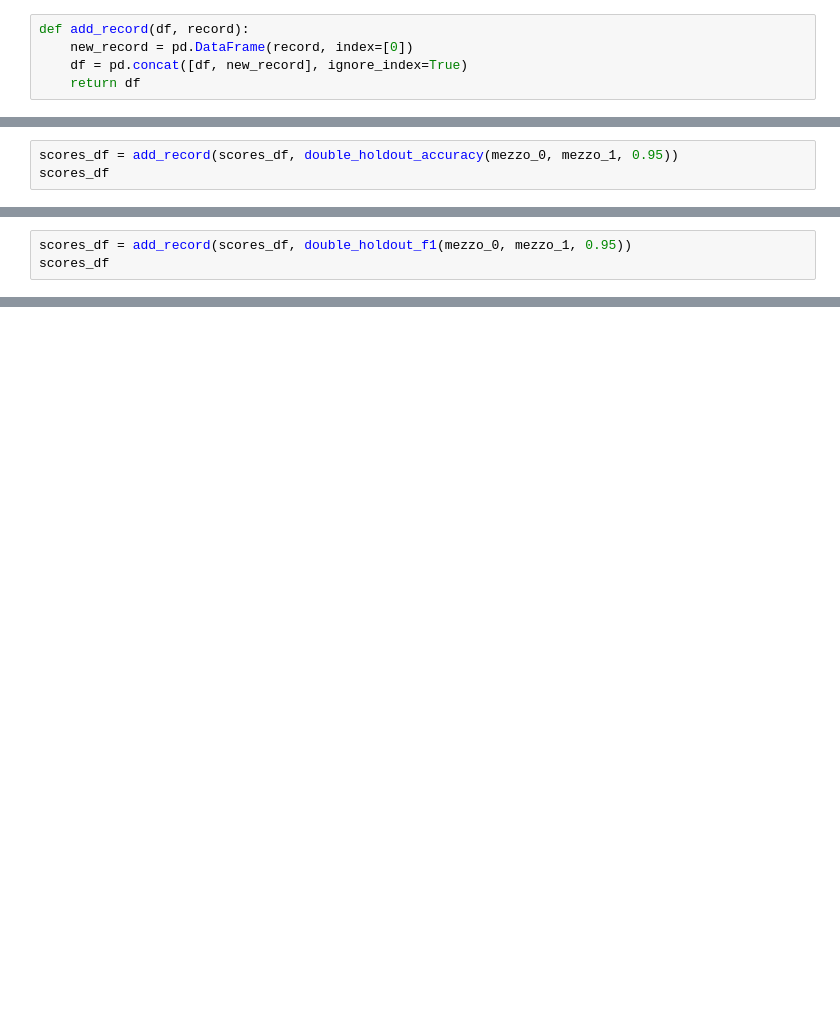
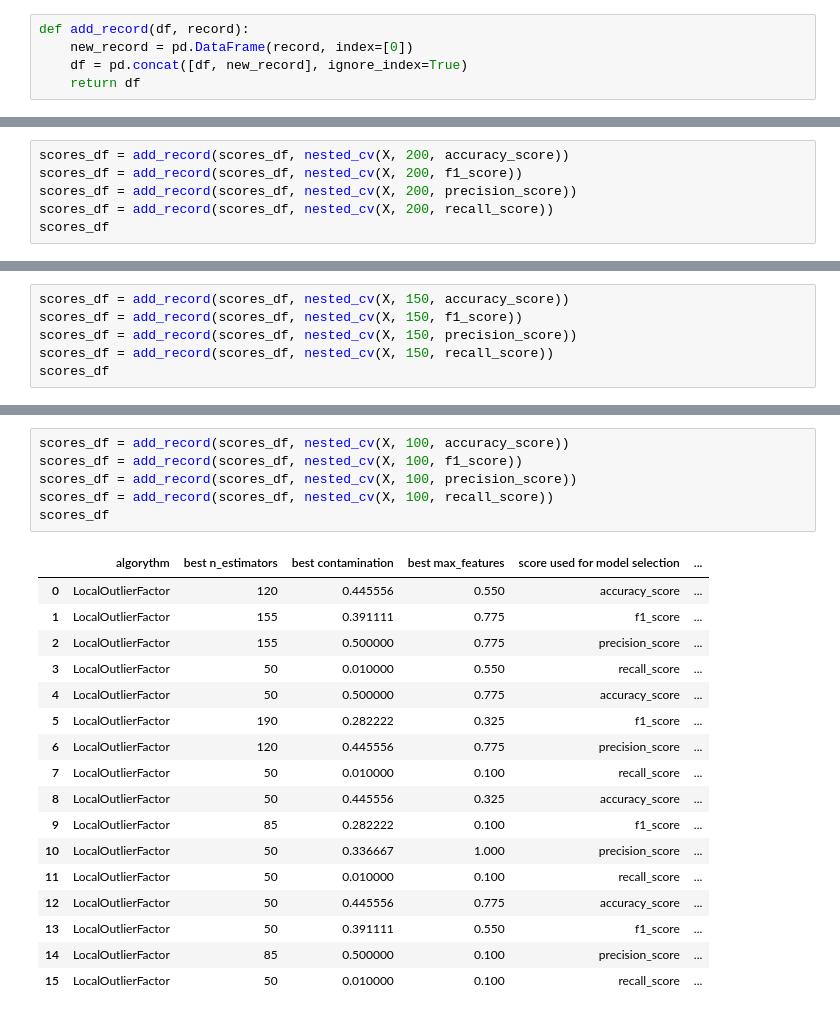
Before and after one commit to chrfum/one-class_classifier, a Jupyter notebook: run-over_classifier/one_class_codes/if_exp2.ipynb, the cells around one changed output, grey strips where cells are left out. Drawn from its saved outputs; the diff is of its cells as text; blank space fills up the shorter version.

```diff
--- a/run-over_classifier/one_class_codes/if_exp2.ipynb
+++ b/run-over_classifier/one_class_codes/if_exp2.ipynb
@@ -676,3 +202,0 @@ def double_holdout_accuracy(X, Y, pca_components=0.9):
-# %%
-scores_df = add_record(scores_df, double_holdout_accuracy(mezzo_0, mezzo_1, 0.95))
-scores_df
@@ -764,3 +202,0 @@ def double_holdout_f1(X, Y, pca_components=0.9):
-# %%
-scores_df = add_record(scores_df, double_holdout_f1(mezzo_0, mezzo_1, 0.95))
-scores_df
@@ -776,0 +203,6 @@ scores_df
+# %%
+scores_df = add_record(scores_df, nested_cv(X, 200, accuracy_score))
+scores_df = add_record(scores_df, nested_cv(X, 200, f1_score))
+scores_df = add_record(scores_df, nested_cv(X, 200, precision_score))
+scores_df = add_record(scores_df, nested_cv(X, 200, recall_score))
+scores_df
@@ -776,0 +219,6 @@ scores_df
+# %%
+scores_df = add_record(scores_df, nested_cv(X, 150, accuracy_score))
+scores_df = add_record(scores_df, nested_cv(X, 150, f1_score))
+scores_df = add_record(scores_df, nested_cv(X, 150, precision_score))
+scores_df = add_record(scores_df, nested_cv(X, 150, recall_score))
+scores_df
@@ -776,0 +239,24 @@ scores_df
+# %%
+scores_df = add_record(scores_df, nested_cv(X, 100, accuracy_score))
+scores_df = add_record(scores_df, nested_cv(X, 100, f1_score))
+scores_df = add_record(scores_df, nested_cv(X, 100, precision_score))
+scores_df = add_record(scores_df, nested_cv(X, 100, recall_score))
+scores_df
+# %% [output]
+|  | algorythm | best n_estimators | best contamination | best max_features | score used for model selection | ... |
+| 0 | LocalOutlierFactor | 120 | 0.445556 | 0.550 | accuracy_score | ... |
+| 1 | LocalOutlierFactor | 155 | 0.391111 | 0.775 | f1_score | ... |
+| 2 | LocalOutlierFactor | 155 | 0.500000 | 0.775 | precision_score | ... |
+| 3 | LocalOutlierFactor | 50 | 0.010000 | 0.550 | recall_score | ... |
+| 4 | LocalOutlierFactor | 50 | 0.500000 | 0.775 | accuracy_score | ... |
+| 5 | LocalOutlierFactor | 190 | 0.282222 | 0.325 | f1_score | ... |
+| 6 | LocalOutlierFactor | 120 | 0.445556 | 0.775 | precision_score | ... |
+| 7 | LocalOutlierFactor | 50 | 0.010000 | 0.100 | recall_score | ... |
+| 8 | LocalOutlierFactor | 50 | 0.445556 | 0.325 | accuracy_score | ... |
+| 9 | LocalOutlierFactor | 85 | 0.282222 | 0.100 | f1_score | ... |
+| 10 | LocalOutlierFactor | 50 | 0.336667 | 1.000 | precision_score | ... |
+| 11 | LocalOutlierFactor | 50 | 0.010000 | 0.100 | recall_score | ... |
+| 12 | LocalOutlierFactor | 50 | 0.445556 | 0.775 | accuracy_score | ... |
+| 13 | LocalOutlierFactor | 50 | 0.391111 | 0.550 | f1_score | ... |
+| 14 | LocalOutlierFactor | 85 | 0.500000 | 0.100 | precision_score | ... |
+| 15 | LocalOutlierFactor | 50 | 0.010000 | 0.100 | recall_score | ... |
```
Also changed, not shown: parts of 27 cells of this notebook.
